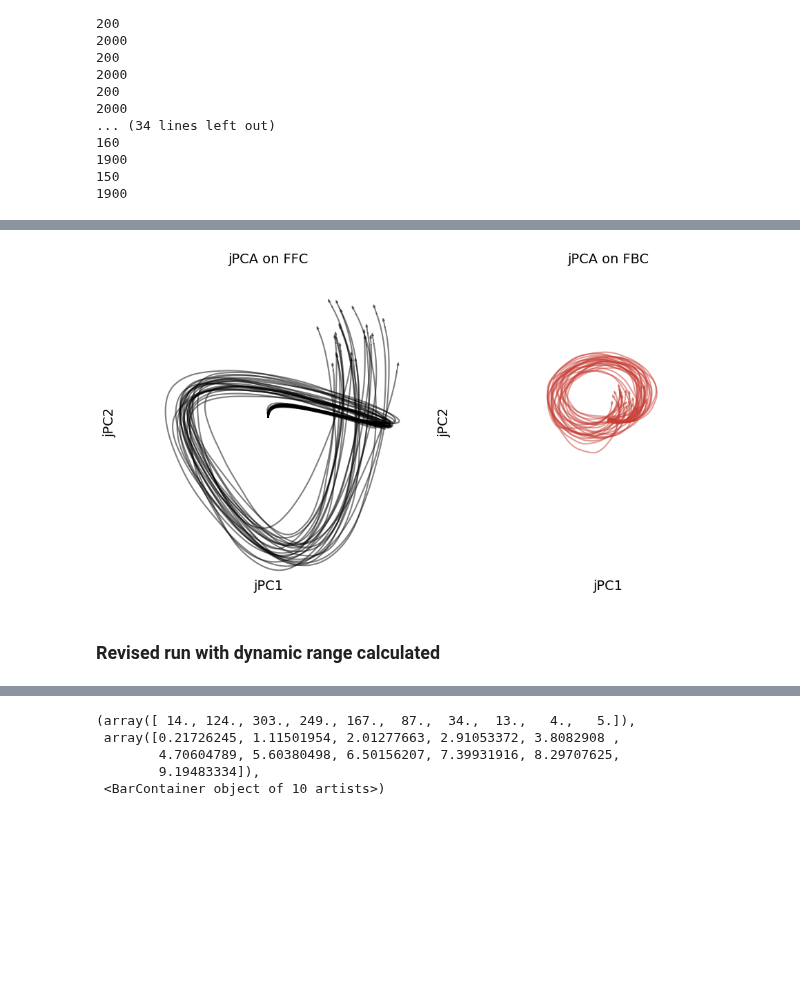
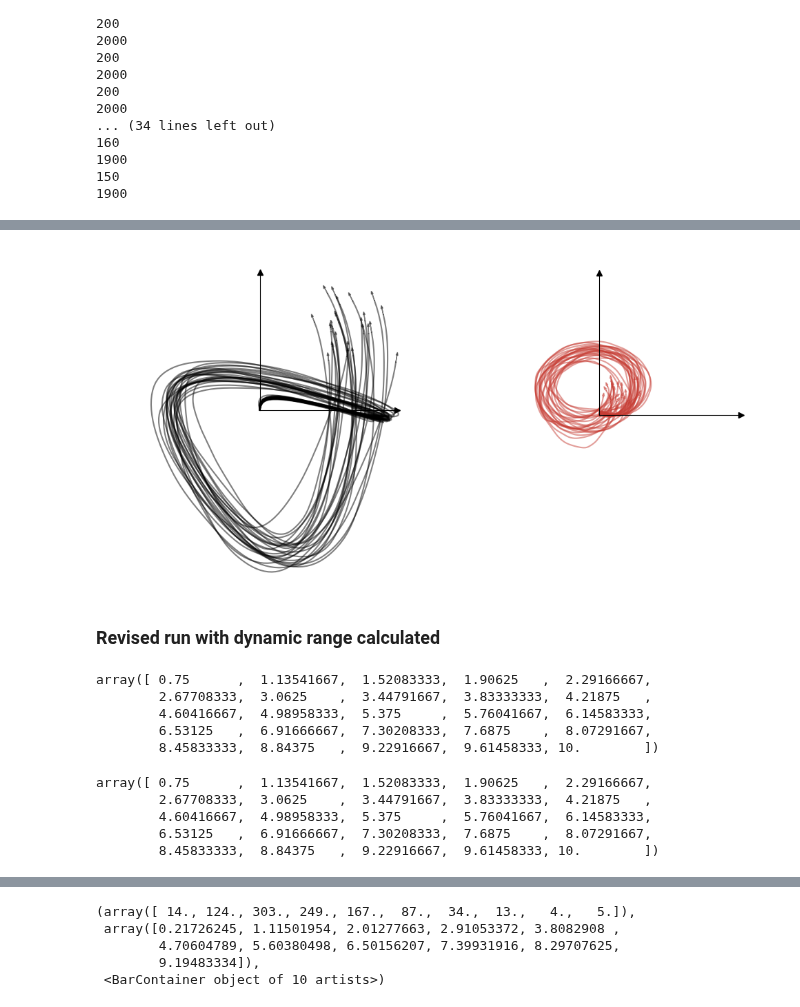
Before and after one commit to BouchardLab/FCCA_analysis, a Jupyter notebook: notebooks/theory/soc.ipynb, the cells around one changed output, grey strips where cells are left out. Cells and saved outputs as stored; diff of their text form; code cells hidden in the pictures; blank space fills up the shorter version.

```diff
--- a/notebooks/theory/soc.ipynb
+++ b/notebooks/theory/soc.ipynb
@@ -179,11 +181,13 @@ nn3 = NonnormalAuto(W[1][24], 1e-5, 1)
 import pickle
 # %%
 # with open('soc_pseudo2.pkl', 'wb') as f:
+#     f.write(pickle.dumps(W))
 #     f.write(pickle.dumps(nn1))
 #     f.write(pickle.dumps(nn2))
 #     f.write(pickle.dumps(nn3))
 
 with open('soc_pseudo2.pkl', 'rb') as f:
+    W = pickle.load(f)
     nn1 = pickle.load(f)
     nn2 = pickle.load(f)
     nn3 = pickle.load(f)
@@ -253,0 +249,18 @@ NameError: name 'plt' is not defined
+# %%
+# Plot example trajectories from each system
+def gen_activity(tau, W, activ_func, sigma, T, h):
+
+    # f
+    def f_(x, t):
+        return 1/tau * (-1 * np.eye(W.shape[0]) @ x + W @ activ_func(x))
+
+    # G: linear i.i.d noise with sigma
+    def g_(x, t):
+        return sigma * np.eye(W.shape[0])
+
+    # Generate random initial condition and then integrate over the desired time period
+    tspace = np.linspace(0, T, int(T/h))
+
+    x0 = np.random.normal(size=(W.shape[0],))
+
+    return  sdeint.itoSRI2(f_, g_, x0, tspace)
@@ -736,48 +807,60 @@ for i in range(0, 25):
     ax[1].plot(trajectory[:, 0], trajectory[:, 1], '#c73d34', alpha=0.5)
     ax[1].arrow(trajectory[-1, 0], trajectory[-1, 1],
                 trajectory[-1, 0] - trajectory[-2, 0], trajectory[-1, 1] - trajectory[-2, 1],
                 head_width=0.1, color="#c73d34", alpha=0.5)
 
     # ax[0].set_xticklabels([])
     # ax[0].set_yticklabels([])
 
     # ax[1].set_xticklabels([])
     # ax[1].set_yticklabels([])
 
 ax[0].set_xlim([-8, 8])
 ax[1].set_xlim([-8, 8])
 
 ax[0].set_ylim([-8.5, 8])
 ax[1].set_ylim([-8, 8])
 
 ax[0].set_aspect('equal')
 ax[1].set_aspect('equal')
 
-ax[0].set_title('jPCA on FFC', fontsize=14)
-ax[0].set_ylabel('jPC2', fontsize=14)
-ax[0].set_xlabel('jPC1', fontsize=14)
+#ax[0].set_title('jPCA on FFC', fontsize=14)
+#ax[0].set_ylabel('jPC2', fontsize=14)
+#ax[0].set_xlabel('jPC1', fontsize=14)
 
-ax[1].set_title('jPCA on FBC', fontsize=14)
-ax[1].set_ylabel('jPC2', fontsize=14)
-ax[1].set_xlabel('jPC1', fontsize=14)
+#ax[1].set_title('jPCA on FBC', fontsize=14)
+#ax[1].set_ylabel('jPC2', fontsize=14)
+#ax[1].set_xlabel('jPC1', fontsize=14)
 
 ax[0].spines['right'].set_color('none')
 ax[0].spines['top'].set_color('none')
-ax[0].spines['left'].set_color('none')
-ax[0].spines['bottom'].set_color('none')
+ax[0].spines['left'].set_position('zero')
+ax[0].spines['bottom'].set_position('zero')
+ax[0].plot(7, 0, ">k", clip_on=False)
+ax[0].plot(0, 7, "^k", clip_on=False)
+ax[0].spines['left'].set_bounds(0, 7)
+ax[0].spines['bottom'].set_bounds(0, 7)
+# ax[0].spines['left'].set_color('none')
+# ax[0].spines['bottom'].set_color('none')
+ax[1].spines['right'].set_color('none')
+ax[1].spines['top'].set_color('none')
+ax[1].spines['left'].set_position('zero')
+ax[1].spines['bottom'].set_position('zero')
+ax[1].spines['left'].set_bounds(0, 7)
+ax[1].spines['bottom'].set_bounds(0, 7)
+ax[1].plot(7, 0, ">k", clip_on=False)
+ax[1].plot(0, 7, "^k", clip_on=False)
+
 ax[0].set_xticks([])
 ax[0].set_yticks([])
-
-ax[1].spines['right'].set_color('none')
-ax[1].spines['top'].set_color('none')
-ax[1].spines['left'].set_color('none')
-ax[1].spines['bottom'].set_color('none')
 ax[1].set_xticks([])
 ax[1].set_yticks([])
+
+
 fig.tight_layout()
-#fig.savefig('/home/akumar/nse/neural_control/figs/synth/trajectories.pdf', bbox_inches='tight', pad_inches=0)
+fig.savefig('/home/akumar/nse/neural_control/figs/synth/trajectories.pdf', bbox_inches='tight', pad_inches=0)
 # %% [output]
-[figure, old version]
+[figure, new version]
 # %% [markdown]
 ### Revised run with dynamic range calculated
 # %%
@@ -821,6 +931,22 @@ df = pd.DataFrame(rl)
 R = np.unique(df['R'].values)
 reps = np.unique(df['rep'].values)
 inner_reps = np.unique(df['irep'].values)
+# %%
+R
+# %% [output]
+array([ 0.75      ,  1.13541667,  1.52083333,  1.90625   ,  2.29166667,
+        2.67708333,  3.0625    ,  3.44791667,  3.83333333,  4.21875   ,
+        4.60416667,  4.98958333,  5.375     ,  5.76041667,  6.14583333,
+        6.53125   ,  6.91666667,  7.30208333,  7.6875    ,  8.07291667,
+        8.45833333,  8.84375   ,  9.22916667,  9.61458333, 10.        ])
+# %%
+np.unique(df_control['R'].values)
+# %% [output]
+array([ 0.75      ,  1.13541667,  1.52083333,  1.90625   ,  2.29166667,
+        2.67708333,  3.0625    ,  3.44791667,  3.83333333,  4.21875   ,
+        4.60416667,  4.98958333,  5.375     ,  5.76041667,  6.14583333,
+        6.53125   ,  6.91666667,  7.30208333,  7.6875    ,  8.07291667,
+        8.45833333,  8.84375   ,  9.22916667,  9.61458333, 10.        ])
 # %%
 # Plot curve witha
 # average over reps. inner rep
```
Also changed, not shown: parts of 14 cells of this notebook, 27 other files.
